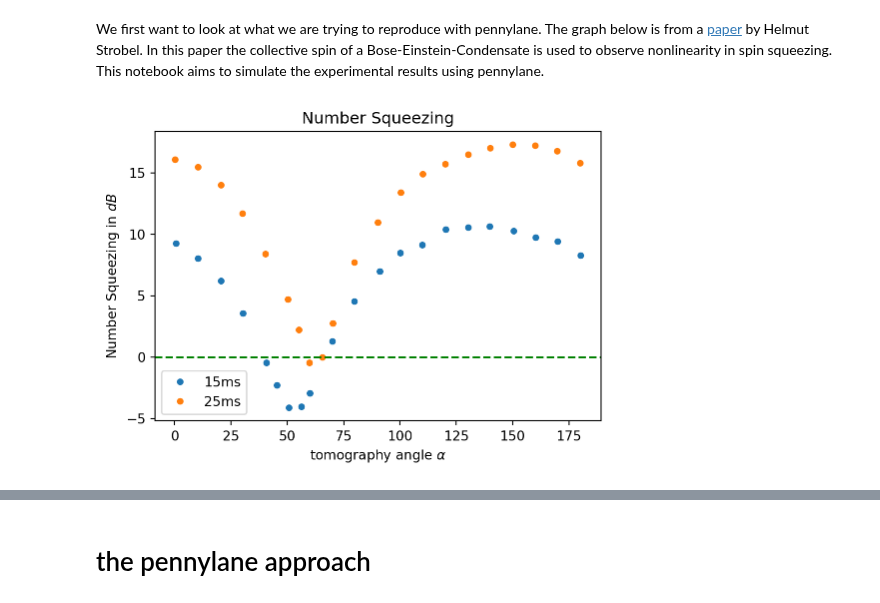
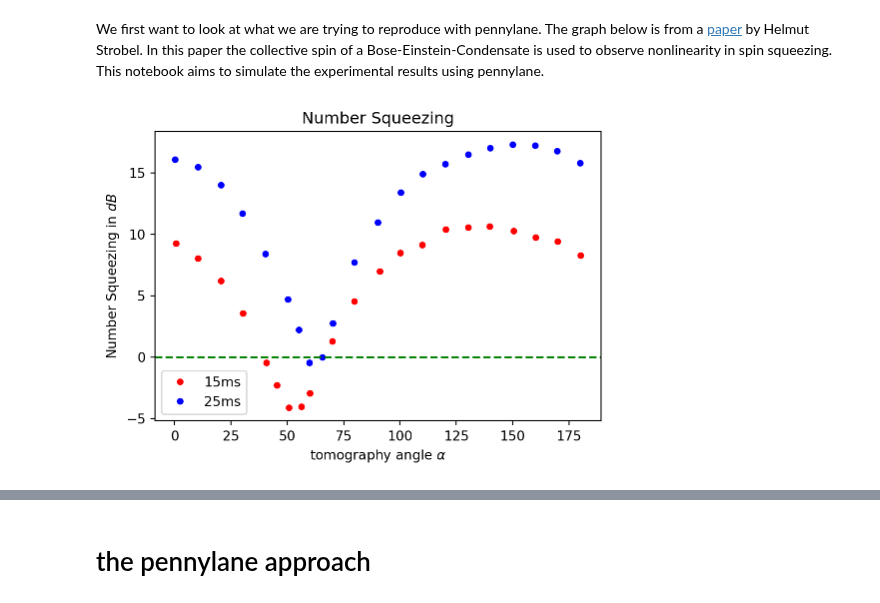
Before and after one commit to synqs/pennylane-ls, a Jupyter notebook: examples/Fisher_information.ipynb, the cells around one changed output, grey strips where cells are left out. Drawn from its saved outputs; the diff is of its cells as text; code cells hidden in the pictures.

```diff
--- a/examples/Fisher_information.ipynb
+++ b/examples/Fisher_information.ipynb
@@ -18,17 +18,17 @@ We first want to look at what we are trying to reproduce with pennylane. The gra
 # %%
 data_strobel_15 = pd.read_csv('Data/Strobel_Data_15ms.csv', names = ['dB', "alpha"])
 data_strobel_25 = pd.read_csv('Data/Strobel_Data_25ms.csv', names = ['dB', "alpha"])
 
 plt.figure(dpi=96)
 plt.title("Number Squeezing")
-plt.plot(data_strobel_15.dB, data_strobel_15.alpha, 'o', label="15ms", markersize=4)
-plt.plot(data_strobel_25.dB, data_strobel_25.alpha, 'o', label="25ms", markersize=4)
+plt.plot(data_strobel_15.dB, data_strobel_15.alpha, 'ro', label="15ms", markersize=4)
+plt.plot(data_strobel_25.dB, data_strobel_25.alpha, 'bo', label="25ms", markersize=4)
 plt.axhline(y=0, color='g', linestyle='--')
 plt.ylabel(r'Number Squeezing in $dB$')
 plt.xlabel(r'tomography angle $\alpha$')
 _ = plt.legend()
 # %% [output]
-[figure, old version]
+[figure, new version]
 # %% [markdown]
 This number squeezing is achieved by performing the following Bloch-sphere rotations.
 
```
Also changed, not shown: parts of 15 cells of this notebook.
